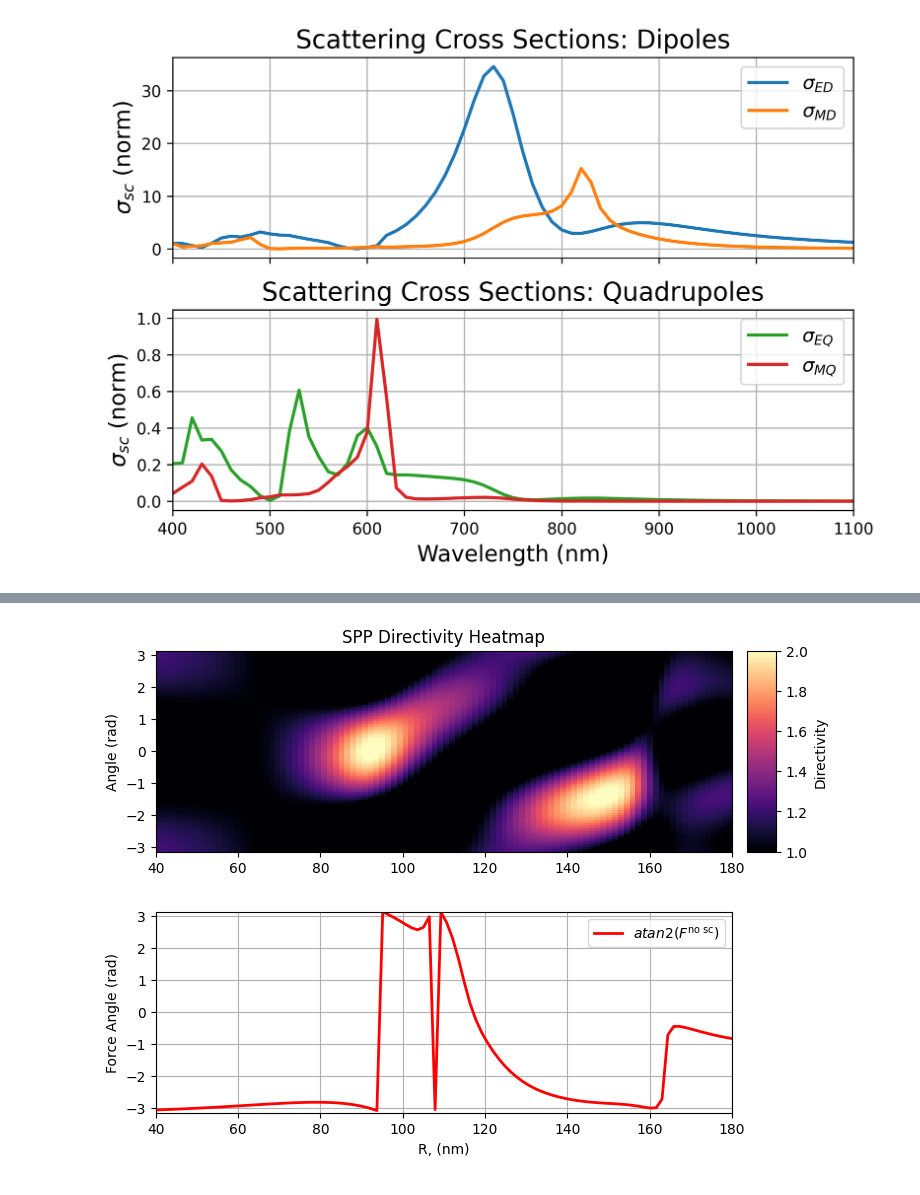
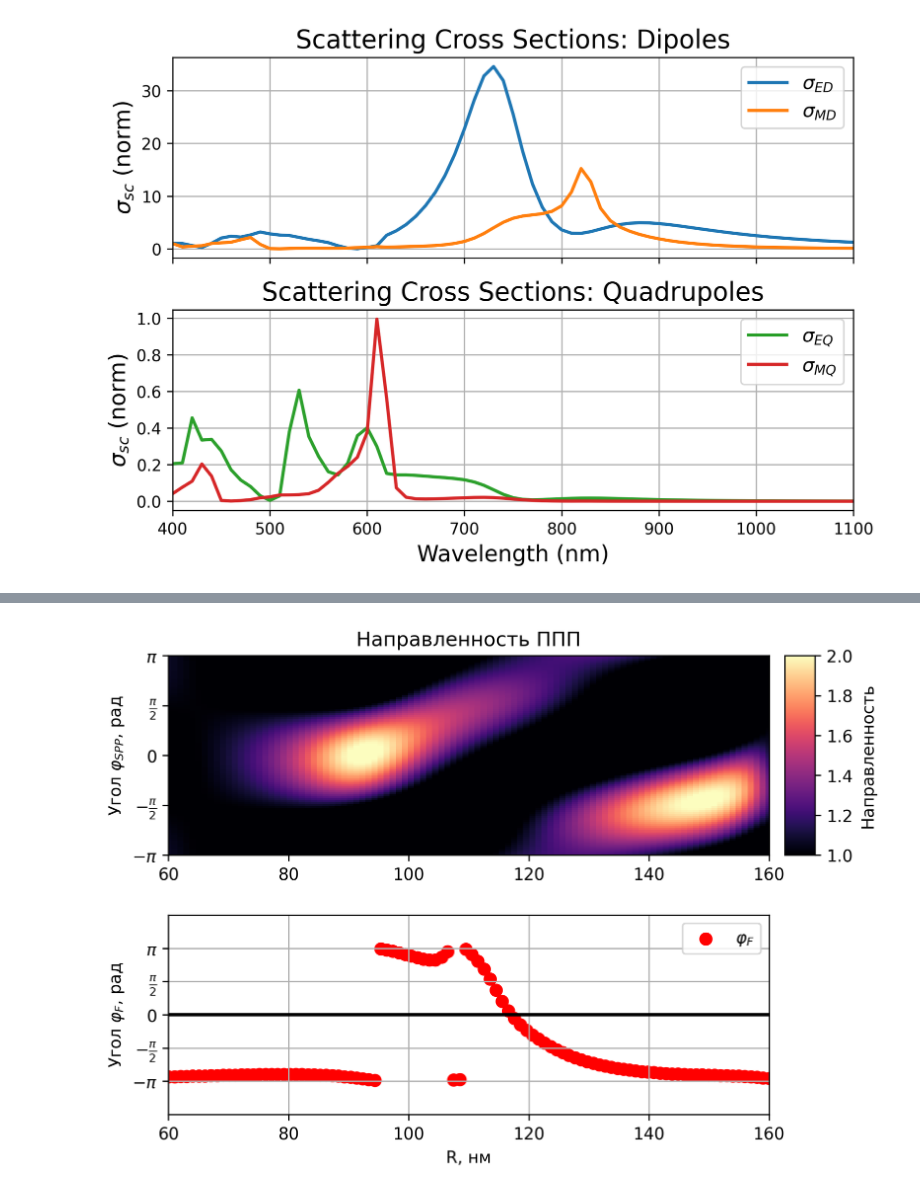
Before and after one commit to semyonbo/SPP_ANALYTICAL, a Jupyter notebook: SPP_vs_Force.ipynb, the cells around one changed output, grey strips where cells are left out. Saved outputs shown, nothing was run; the diff lists cells and outputs as text; code cells hidden in the pictures.

```diff
--- a/SPP_vs_Force.ipynb
+++ b/SPP_vs_Force.ipynb
@@ -394,0 +219,7 @@ plt.show()
+# %%
+fmax_wls = 0
+for i in range(len(wls)):
+    f0 = force.F(wls[i], 1, [0,0,0], R, eps_Si, 0,amplitude=1,phase=0,a_angle=0, stop=STOP, full_output=False)[2]
+    f0 = np.abs(f0)
+    if f0 > fmax_wls:
+        fmax_wls = f0
@@ -394,0 +513,5 @@ plt.show()
+# %%
+phiii = np.empty(len(best_params))
+for i in range(len(best_params)):
+    j = np.argmax(directivity_opt[:,i])
+    phiii[i] = PHI[j]
@@ -438,9 +656,9 @@ plt.plot(wls, F_y[:,0] )
 # %%
-Rs = np.linspace(40, 180, 100)
+Rs = np.linspace(60, 160, 100)
 wl = 800
 STOP = 45
 angle = 25*np.pi/180
-
+dist = 2
 a_angle = np.pi/4
 
 phase = -np.pi/2
@@ -459,7 +677,6 @@ for i in tqdm(range(len(Rs))):
     F_y_from_R[i,:] = f[1]
     F_z_from_R[i,:] = f[2]
     p,m = dipoles.calc_dipoles_v2(wl, eps_Au, point, Rs[i], eps_Si, angle, amplitude=1, phase=phase, a_angle=a_angle, stop=STOP)
-
     p,m = p[:,0],m[:,0]
     P_from_R[i,:],M_from_R[i,:]=p,m
 
@@ -512,52 +807,53 @@ import matplotlib.pyplot as plt
 import matplotlib.gridspec as gridspec
 import numpy as np
 
-
-# Создание фигуры и макета
-fig = plt.figure(figsize=(8, 6))
+# === Создание фигуры и макета ===
+fig = plt.figure(figsize=(7, 5), dpi=300)
 gs = gridspec.GridSpec(2, 2, width_ratios=[20, 1], height_ratios=[1, 1], hspace=0.3, wspace=0.05)
 
-# Верхний график (heatmap)
+# === Верхний график (тепловая карта) ===
 ax_top = fig.add_subplot(gs[0, 0])
 directivity_map = ax_top.pcolor(Rs, PHI, directivityR, cmap='magma', vmax=2, vmin=1)
 
+# Настройка оси Y: метки углов в виде кратных π
+# y_ticks = [0, np.pi/2, np.pi, np.pi*3/2, 2*np.pi]
+# y_ticklabels = [r'$0$', r'$\frac{\pi}{2}$', r'$\pi$', r'$\frac{3\pi}{2}$', r'$2\pi$']
+y_ticks = [-np.pi, -np.pi/2, 0, np.pi/2, np.pi]
+y_ticklabels = [r'$-\pi$', r'$-\frac{\pi}{2}$', r'$0$', r'$\frac{\pi}{2}$', r'$\pi$']
+ax_top.set_yticks(y_ticks)
+ax_top.set_yticklabels(y_ticklabels)
 
-ax_top.set_xlim(wls[0], wls[-1])
 ax_top.set_ylim(-np.pi, np.pi)
-#ax_top.invert_yaxis()
+ax_top.set_ylabel(r'Угол $\varphi_{SPP}$, рад')
+ax_top.set_title('Направленность ППП')
 
-# Подписи и оформление
-ax_top.set_ylabel('Angle (rad)')
-ax_top.set_title('SPP Directivity Heatmap')
+# === Colorbar ===
+cax = fig.add_subplot(gs[0, 1])
+fig.colorbar(directivity_map, cax=cax, label='Направленность')
 
-# Colorbar
-cax = fig.add_subplot(gs[0, 1])
-fig.colorbar(directivity_map, cax=cax, label='Directivity')
-
-
-angles_no_sc_from_R = np.arctan2(F_y_from_R[:,0], F_x_from_R[:,0]-F_x_from_R[:,1]-F_x_from_R[:,4])
-
-
-# Нижний график (углы)
+# === Нижний график (углы силы) ===
 ax_bottom = fig.add_subplot(gs[1, 0], sharex=ax_top)
 
-#angles_no_sc_from_R+=np.pi
+angles_no_sc_from_R = np.arctan2(F_y_from_R[:, 0], F_x_from_R[:, 0] - F_x_from_R[:, 1] - F_x_from_R[:, 4])
+#angles_no_sc_from_R = np.unwrap(angles_no_sc_from_R)
 
 
 
-ax_bottom.plot(Rs, angles_no_sc_from_R, label='$atan2(F^{\\text{no sc}})$', color='r', linewidth=2)
 
-# Границы по данным
+y_ticks = [-np.pi, -np.pi/2, 0, np.pi/2, np.pi]
+y_ticklabels = [r'$-\pi$', r'$-\frac{\pi}{2}$', r'$0$', r'$\frac{\pi}{2}$', r'$\pi$']
+ax_bottom.set_yticks(y_ticks)
+ax_bottom.set_yticklabels(y_ticklabels)
+ax_bottom.axhline(0, color='black', linestyle='-', linewidth=2)
+# closest_to_zero_idx = np.argmin(np.abs(angles_no_sc_from_R+2*np.pi))
+# approx_zero_crossing_x = Rs[closest_to_zero_idx]
+# ax_bottom.axvline(approx_zero_crossing_x, color='black', linestyle='--', linewidth=2)
+ax_bottom.scatter(Rs, angles_no_sc_from_R, label=r'$\varphi_F$', color='r', linewidth=2)
+ax_bottom.set_ylim(-9*np.pi/6, 9*np.pi/6)
 ax_bottom.set_xlim(Rs[0], Rs[-1])
-ax_bottom.set_ylim(-np.pi, np.pi)
-
-# Подписи
-ax_bottom.set_xlabel('R, (nm)')
-ax_bottom.set_ylabel('Force Angle (rad)')
+ax_bottom.set_xlabel('R, нм')
+ax_bottom.set_ylabel(r'Угол $\varphi_F$, рад')
 ax_bottom.grid(True)
 ax_bottom.legend()
-
-plt.tight_layout()
-#plt.savefig('directivity_heatmap_force_angle.png', dpi=300)
-plt.show()
+#plt.savefig(f'spp_vs_f_nosc_from_R_z0_{dist}.png', dpi=300)
 # %% [output]
@@ -564 +861 @@ plt.show()
-[figure, old version]
+[figure, new version]
```
Also changed, not shown: parts of 59 cells of this notebook, 13 other files.
